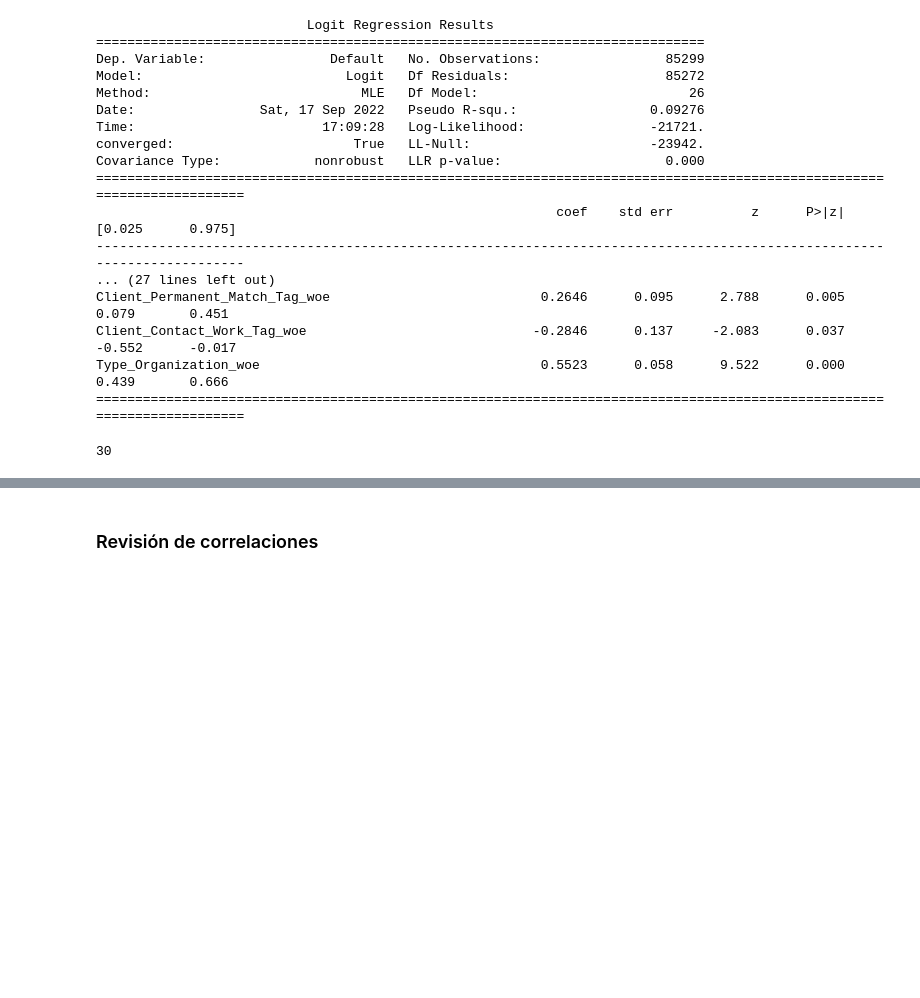
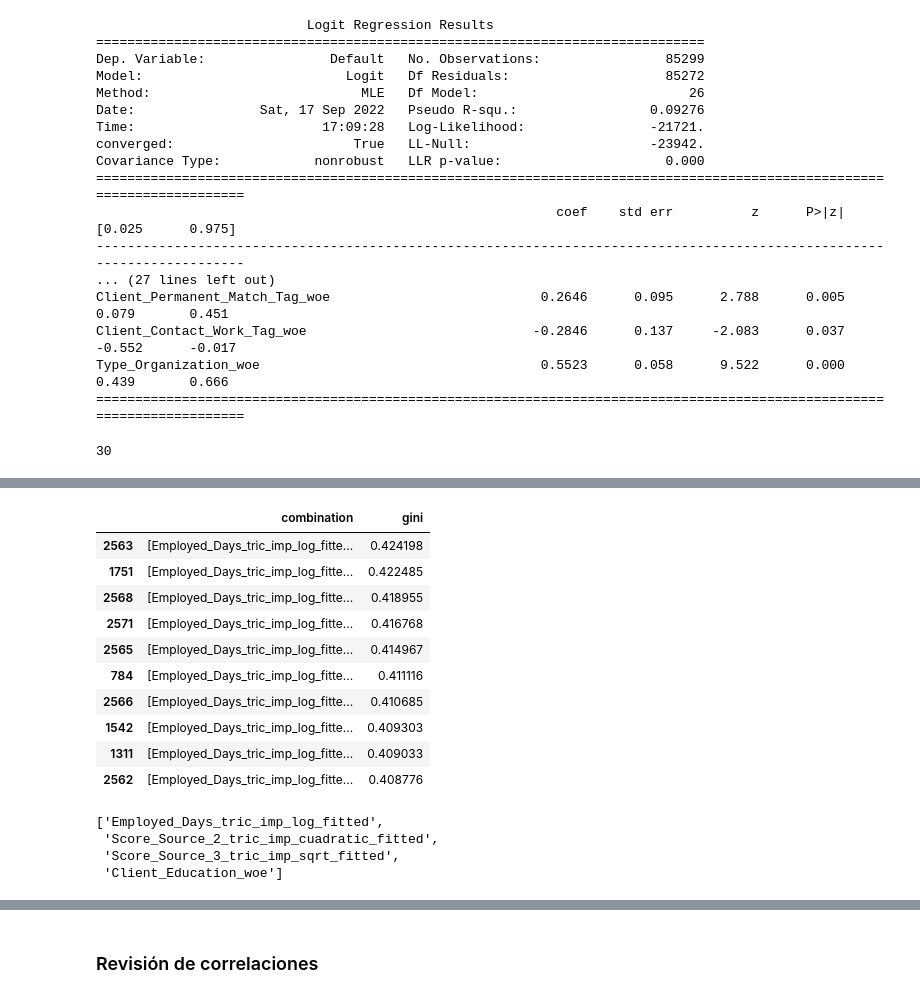
Before and after one commit to JCaballerot/Credit-Scoring, a Jupyter notebook: CreditScoring/Lab_Automobile_Loan_Default.ipynb, the cells around one changed output, grey strips where cells are left out. Saved outputs shown, nothing was run; the diff lists cells and outputs as text; code cells hidden in the pictures; blank space fills up the shorter version.

```diff
--- a/CreditScoring/Lab_Automobile_Loan_Default.ipynb
+++ b/CreditScoring/Lab_Automobile_Loan_Default.ipynb
@@ -1242,11 +1170,28 @@ Optimization terminated successfully.
 # %%
 pd.options.display.max_colwidth = 1000
-pd.DataFrame({'combination' : combination,
+pd.DataFrame({'combination' : combination[:3711],
               'gini' : gini_models}).sort_values(by = 'gini', ascending=False).head(10)
+# %% [output]
+|  | combination | gini |
+| 2563 | [Employed_Days_tric_imp_log_fitte... | 0.424198 |
+| 1751 | [Employed_Days_tric_imp_log_fitte... | 0.422485 |
+| 2568 | [Employed_Days_tric_imp_log_fitte... | 0.418955 |
+| 2571 | [Employed_Days_tric_imp_log_fitte... | 0.416768 |
+| 2565 | [Employed_Days_tric_imp_log_fitte... | 0.414967 |
+| 784 | [Employed_Days_tric_imp_log_fitte... | 0.411116 |
+| 2566 | [Employed_Days_tric_imp_log_fitte... | 0.410685 |
+| 1542 | [Employed_Days_tric_imp_log_fitte... | 0.409303 |
+| 1311 | [Employed_Days_tric_imp_log_fitte... | 0.409033 |
+| 2562 | [Employed_Days_tric_imp_log_fitte... | 0.408776 |
 # %%
-best_model = pd.DataFrame({'combination' : combination,
+best_model = pd.DataFrame({'combination' : combination[:3711],
               'gini' : gini_models}).sort_values(by = 'gini', ascending=False).iloc[0][0]
 best_model
+# %% [output]
+['Employed_Days_tric_imp_log_fitted',
+ 'Score_Source_2_tric_imp_cuadratic_fitted',
+ 'Score_Source_3_tric_imp_sqrt_fitted',
+ 'Client_Education_woe']
 # %%
 
 mod = sm.Logit(y_train, sm.add_constant(X_train[best_model]))
```
Also changed, not shown: parts of 4 cells of this notebook.
